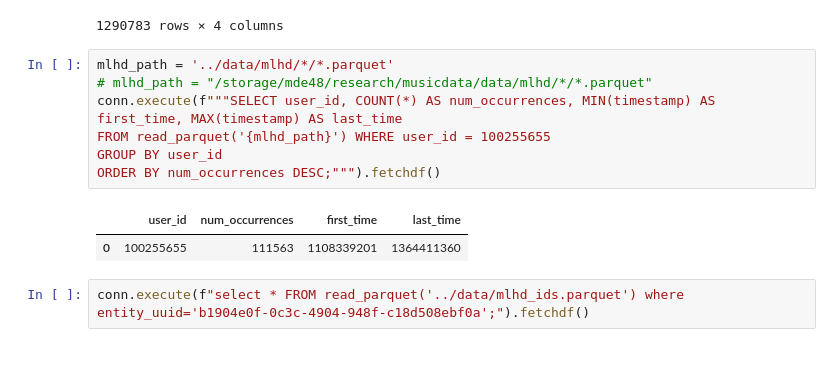
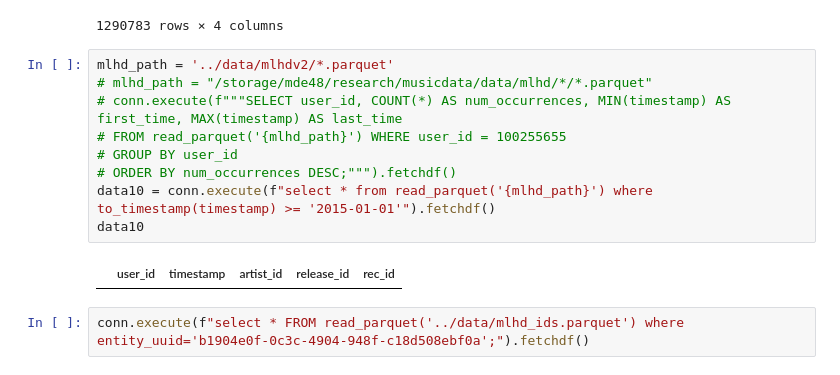
Before and after one commit to mdekstrand/musicdata-tools, a Jupyter notebook: notebooks/test.ipynb, the cells around one changed output. Cells and saved outputs as stored; diff of their text form.

Commit message:
add processed data

```diff
--- a/notebooks/test.ipynb
+++ b/notebooks/test.ipynb
@@ -55,15 +58,16 @@ brainz_conn.execute("select * from mb_artist where gender is NULL").fetchdf()
 | 1290782 | 40fcf1d4-f62a-4b27-8036-db484d61b05a | blakehomie | None | None |
 1290783 rows × 4 columns
 # %%
-mlhd_path = '../data/mlhd/*/*.parquet'
+mlhd_path = '../data/mlhdv2/*.parquet'
 # mlhd_path = "/storage/mde48/research/musicdata/data/mlhd/*/*.parquet"
-conn.execute(f"""SELECT user_id, COUNT(*) AS num_occurrences, MIN(timestamp) AS first_time, MAX(timestamp) AS last_time
-FROM read_parquet('{mlhd_path}') WHERE user_id = 100255655
-GROUP BY user_id
-ORDER BY num_occurrences DESC;""").fetchdf()
+# conn.execute(f"""SELECT user_id, COUNT(*) AS num_occurrences, MIN(timestamp) AS first_time, MAX(timestamp) AS last_time
+# FROM read_parquet('{mlhd_path}') WHERE user_id = 100255655
+# GROUP BY user_id
+# ORDER BY num_occurrences DESC;""").fetchdf()
+data10 = conn.execute(f"select * from read_parquet('{mlhd_path}') where to_timestamp(timestamp) >= '2015-01-01'").fetchdf()
+data10
 # %% [output]
-|  | user_id | num_occurrences | first_time | last_time |
-| 0 | 100255655 | 111563 | 1108339201 | 1364411360 |
+|  | user_id | timestamp | artist_id | release_id | rec_id |
 # %%
 conn.execute(f"select * FROM read_parquet('../data/mlhd_ids.parquet') where entity_uuid='b1904e0f-0c3c-4904-948f-c18d508ebf0a';").fetchdf()
 # %% [output]
```
Also changed, not shown: parts of 6 cells of this notebook, 5 other files.
